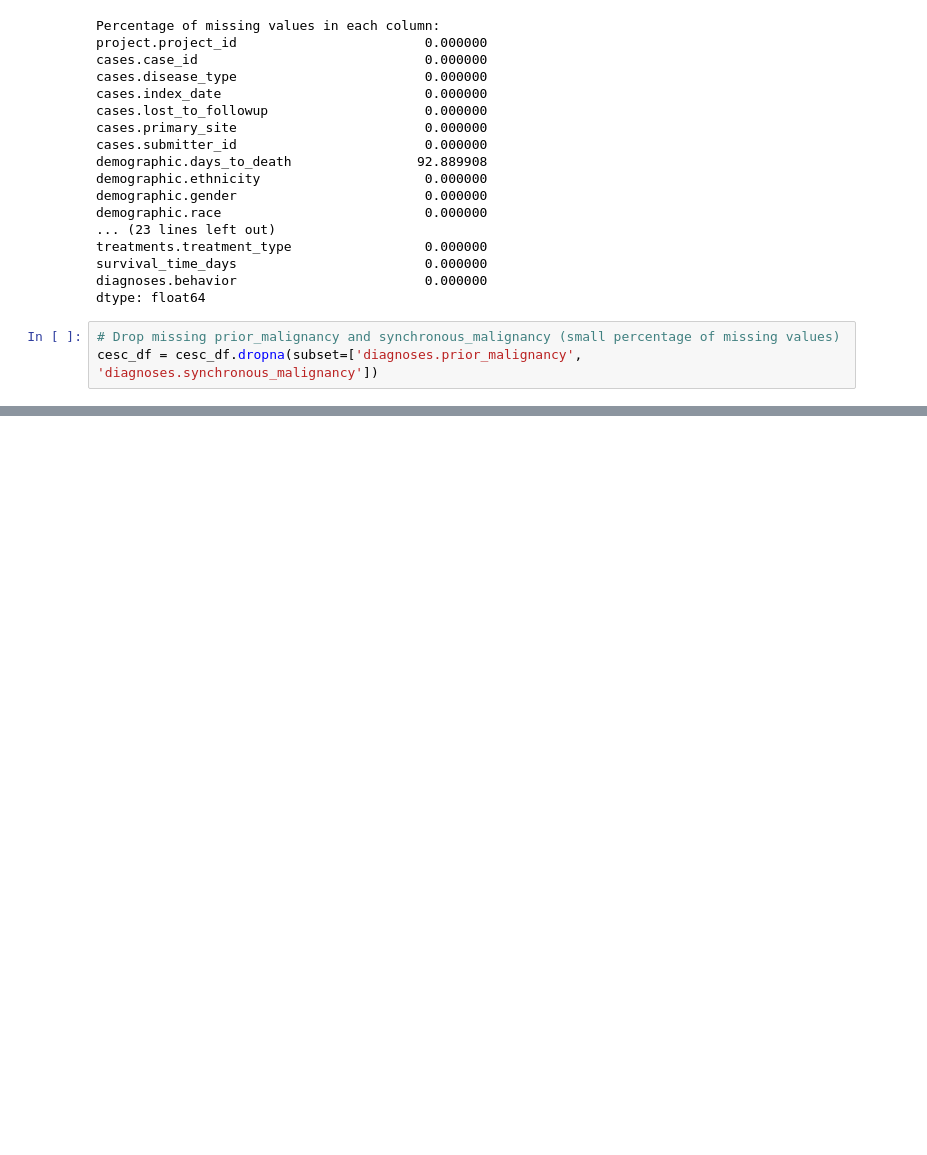
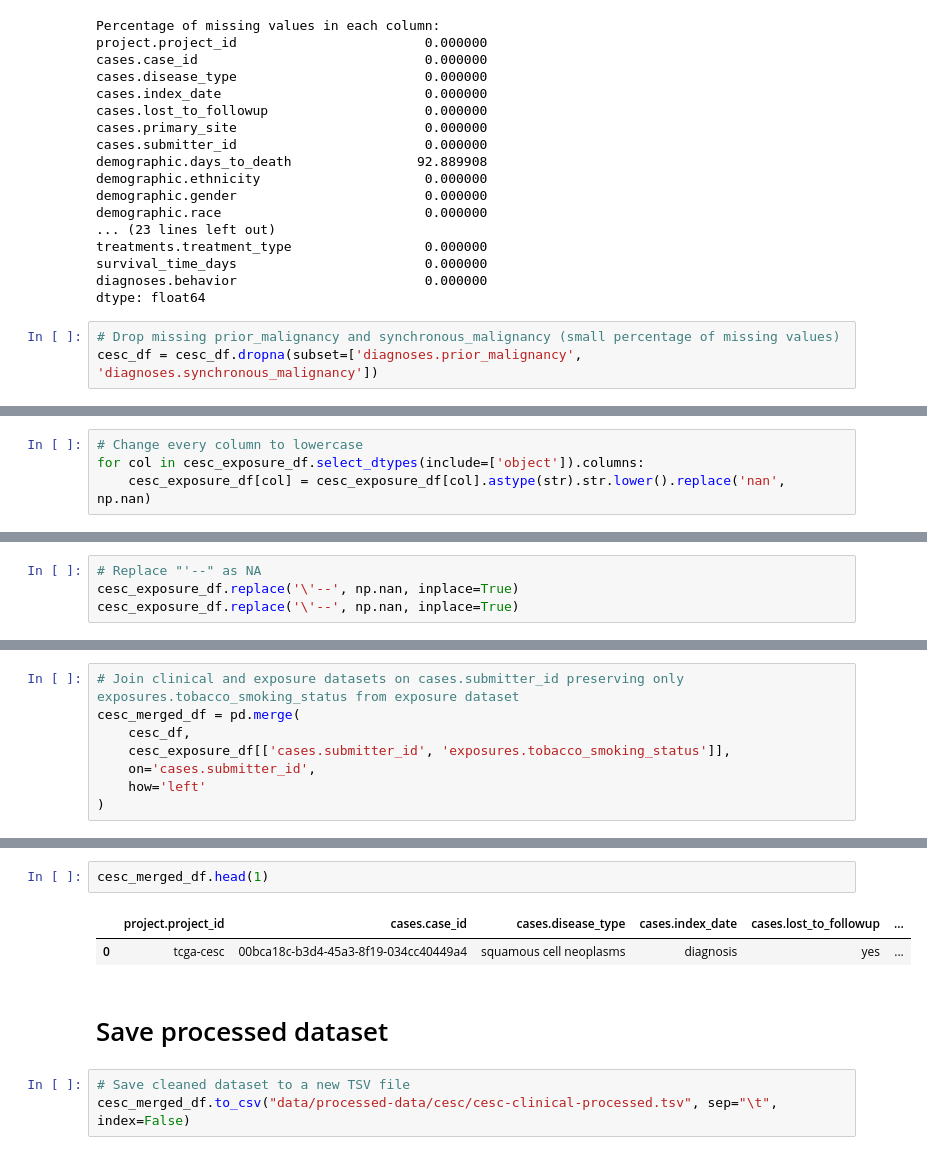
Before and after one commit to Munashe22/Understanding-Cancer-Outcomes-Breast-vs-Cervical, a Jupyter notebook: cesc-cleaning.ipynb, the cells around one changed output, grey strips where cells are left out. Drawn from its saved outputs; the diff is of its cells as text; blank space fills up the shorter version.

```diff
--- a/cesc-cleaning.ipynb
+++ b/cesc-cleaning.ipynb
@@ -846,0 +859,4 @@ cesc_df.to_csv("data/processed-data/cesc/cesc-clinical-processed.tsv", sep="\t",
+# %%
+# Change every column to lowercase
+for col in cesc_exposure_df.select_dtypes(include=['object']).columns:
+    cesc_exposure_df[col] = cesc_exposure_df[col].astype(str).str.lower().replace('nan', np.nan)
@@ -846,0 +869,4 @@ cesc_df.to_csv("data/processed-data/cesc/cesc-clinical-processed.tsv", sep="\t",
+# %%
+# Replace "'--" as NA
+cesc_exposure_df.replace('\'--', np.nan, inplace=True)
+cesc_exposure_df.replace('\'--', np.nan, inplace=True)
@@ -846,0 +912,8 @@ cesc_df.to_csv("data/processed-data/cesc/cesc-clinical-processed.tsv", sep="\t",
+# %%
+# Join clinical and exposure datasets on cases.submitter_id preserving only exposures.tobacco_smoking_status from exposure dataset
+cesc_merged_df = pd.merge(
+    cesc_df,
+    cesc_exposure_df[['cases.submitter_id', 'exposures.tobacco_smoking_status']],
+    on='cases.submitter_id',
+    how='left'
+)
@@ -846,0 +929,10 @@ cesc_df.to_csv("data/processed-data/cesc/cesc-clinical-processed.tsv", sep="\t",
+# %%
+cesc_merged_df.head(1)
+# %% [output]
+|  | project.project_id | cases.case_id | cases.disease_type | cases.index_date | cases.lost_to_followup | ... |
+| 0 | tcga-cesc | 00bca18c-b3d4-45a3-8f19-034cc40449a4 | squamous cell neoplasms | diagnosis | yes | ... |
+# %% [markdown]
+# Save processed dataset
+# %%
+# Save cleaned dataset to a new TSV file
+cesc_merged_df.to_csv("data/processed-data/cesc/cesc-clinical-processed.tsv", sep="\t", index=False)
```
Also changed, not shown: parts of 9 cells of this notebook, 6 other files.
